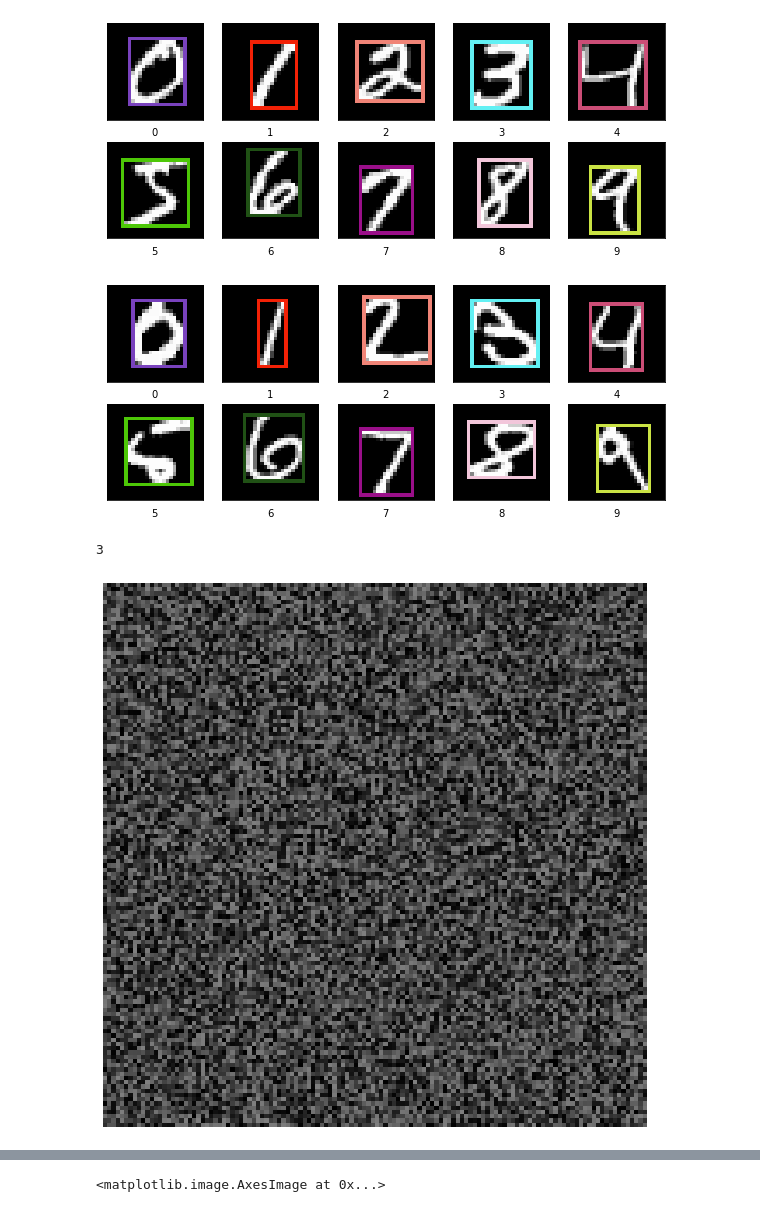
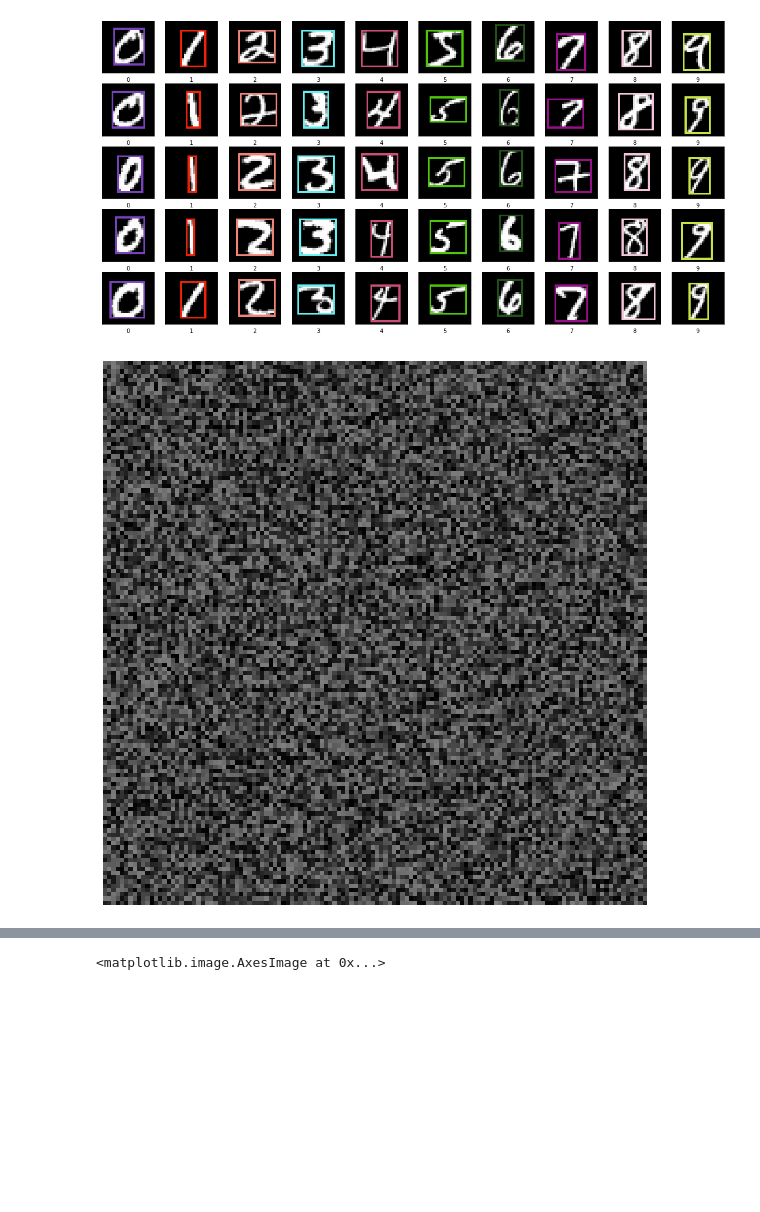
Before and after one commit to Matthew-Weisberg/MNIST_ObjectDetection_Dataset, a Jupyter notebook: MNIST Object Localization.ipynb, the cells around one changed output, grey strips where cells are left out. Drawn from its saved outputs; the diff is of its cells as text; code cells hidden in the pictures; blank space fills up the shorter version.

Commit message:
created full image generator with edge case catching

```diff
--- a/MNIST Object Localization.ipynb
+++ b/MNIST Object Localization.ipynb
@@ -79,29 +79,33 @@ def add_bbox_to_object(object,
 def plot_mnist_objects_with_bbox(objects,
                                  labels,
                                  label_color_map,
+                                 classes = 10,
+                                 repeats = 5,
                                  topleft_bottomright_coordinates=True):
 
-    plt.figure(figsize=(10, 4))
-    for i in range(10):
-        plt.subplot(2, 5, i + 1)
-        plt.xticks([])
-        plt.yticks([])
-        plt.grid(False)
-        # find the index of the first example of current i in data
-        index = np.where(labels[:, 0] == i)[0][0]
 
-        object_with_bbox = add_bbox_to_object(objects[index],
-                                              labels[index],
-                                              label_color_map,
-                                              topleft_bottomright_coordinates=topleft_bottomright_coordinates)
-        plt.imshow(object_with_bbox)
-        plt.xlabel(i)
+    plt.figure(figsize=(2 * classes, 2 * repeats))
+    for i in range(repeats):
+        for j in range(classes):
+            plt.subplot(repeats, classes, i * classes + j + 1)
+            plt.xticks([])
+            plt.yticks([])
+            plt.grid(False)
+            # find the index of the first example of current i in data
+            index = np.where(labels[:, 0] == j)[0][i]
+
+            object_with_bbox = add_bbox_to_object(objects[index],
+                                                  labels[index],
+                                                  label_color_map,
+                                                  topleft_bottomright_coordinates=topleft_bottomright_coordinates)
+            plt.imshow(object_with_bbox)
+            plt.xlabel(j)
     plt.show()
 
 
 def plot_image_from_grayscale(object):
     object = np.stack([object, object, object], axis=-1)
-    plt.figure(figsize=(10, 10))
+    plt.figure(figsize=(6, 6))
     plt.imshow(object, vmin=0, vmax=255)
     plt.axis('off')
     plt.show()
@@ -139,31 +143,23 @@ y_test_bboxes = np.hstack([y_test, x_test_bboxes])
 # %%
 plot_mnist_objects_with_bbox(x_train,
                             y_train_bboxes,
                             label_color_map=rgb_dict_with_function)
-plot_mnist_objects_with_bbox(x_test,
-                             y_test_bboxes,
-                             label_color_map=rgb_dict_with_function)
 # %% [output]
-[figure, old version]
+[figure, new version]
-[figure, removed]
-# %%
-np.where(y_test_bboxes[:, 0] == 0)[0][0]
-# %% [output]
-3
 # %%
-def generate_noise(size=(128, 128),
-                   intensity = 128):
+def generate_noisy_image(size=(128, 128),
+                         intensity = 128):
     # Generate a random array of shape size with values between 0 and 255
     random_image = np.random.randint(0, intensity, size, dtype=np.uint8)
     return random_image
 
 # Generate a random 64x64 grayscale object
-image = generate_noise()
+image = generate_noisy_image()
 
 # Display the object
 plot_image_from_grayscale(image)
 # %% [output]
-[figure, old version]
+[figure, new version]
 # %%
 def choose_regions_to_populate(max_objects = 8,
                                grid_height = 4,
```
Also changed, not shown: parts of 9 cells of this notebook.
